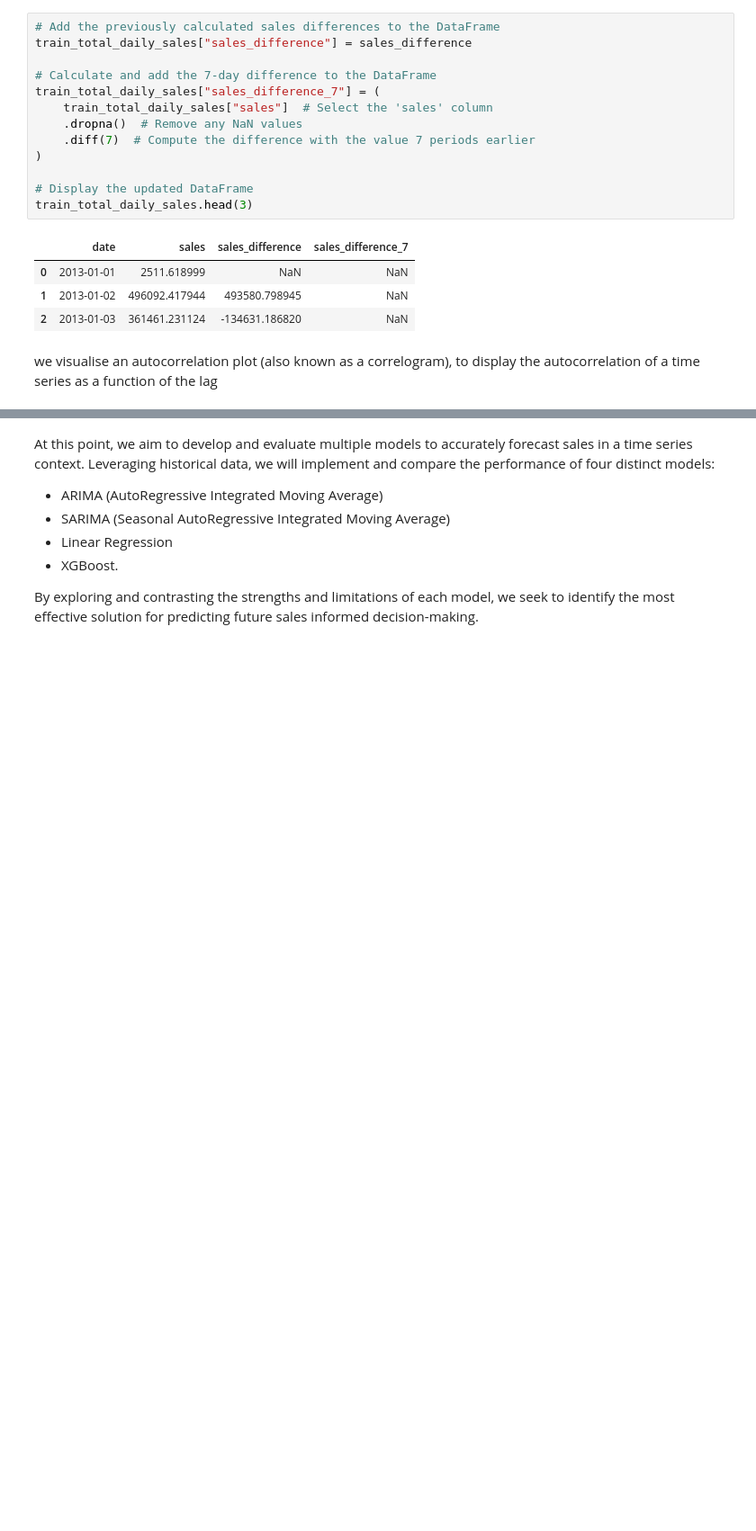
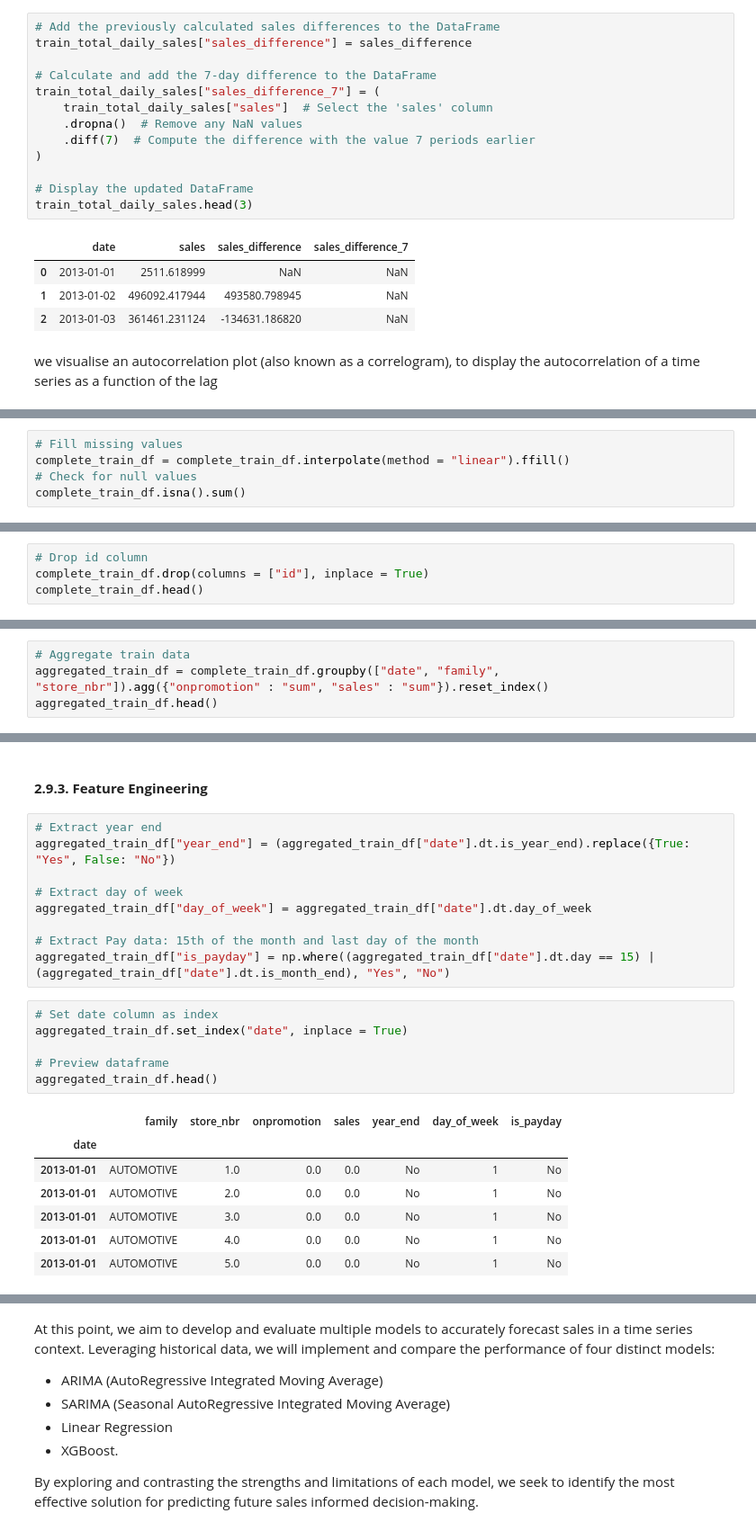
Before and after one commit to edadso/TS-Forecasting, a Jupyter notebook: notebooks/project_code.ipynb, the cells around one changed output, grey strips where cells are left out. Shown at 90% size. Cells and saved outputs as stored; diff of their text form; blank space fills up the shorter version.

Commit message:
Perform Data Preparation and Modelling

```diff
--- a/notebooks/project_code.ipynb
+++ b/notebooks/project_code.ipynb
@@ -1469,0 +1548,5 @@ plt.show()
+# %%
+# Fill missing values
+complete_train_df = complete_train_df.interpolate(method = "linear").ffill()
+# Check for null values
+complete_train_df.isna().sum()
@@ -1469,0 +1561,4 @@ plt.show()
+# %%
+# Drop id column
+complete_train_df.drop(columns = ["id"], inplace = True)
+complete_train_df.head()
@@ -1469,0 +1592,4 @@ plt.show()
+# %%
+# Aggregate train data
+aggregated_train_df = complete_train_df.groupby(["date", "family", "store_nbr"]).agg({"onpromotion" : "sum", "sales" : "sum"}).reset_index()
+aggregated_train_df.head()
@@ -1469,0 +1603,25 @@ plt.show()
+# %% [markdown]
+#### **2.9.3. Feature Engineering**
+# %%
+# Extract year end
+aggregated_train_df["year_end"] = (aggregated_train_df["date"].dt.is_year_end).replace({True: "Yes", False: "No"})
+
+# Extract day of week
+aggregated_train_df["day_of_week"] = aggregated_train_df["date"].dt.day_of_week
+
+# Extract Pay data: 15th of the month and last day of the month
+aggregated_train_df["is_payday"] = np.where((aggregated_train_df["date"].dt.day == 15) | (aggregated_train_df["date"].dt.is_month_end), "Yes", "No")
+# %%
+# Set date column as index
+aggregated_train_df.set_index("date", inplace = True)
+
+# Preview dataframe
+aggregated_train_df.head()
+# %% [output]
+|  | family | store_nbr | onpromotion | sales | year_end | day_of_week | is_payday |
+| date |  |  |  |  |  |  |  |
+| 2013-01-01 | AUTOMOTIVE | 1.0 | 0.0 | 0.0 | No | 1 | No |
+| 2013-01-01 | AUTOMOTIVE | 2.0 | 0.0 | 0.0 | No | 1 | No |
+| 2013-01-01 | AUTOMOTIVE | 3.0 | 0.0 | 0.0 | No | 1 | No |
+| 2013-01-01 | AUTOMOTIVE | 4.0 | 0.0 | 0.0 | No | 1 | No |
+| 2013-01-01 | AUTOMOTIVE | 5.0 | 0.0 | 0.0 | No | 1 | No |
```
Also changed, not shown: parts of 63 cells of this notebook, 1 other file.
